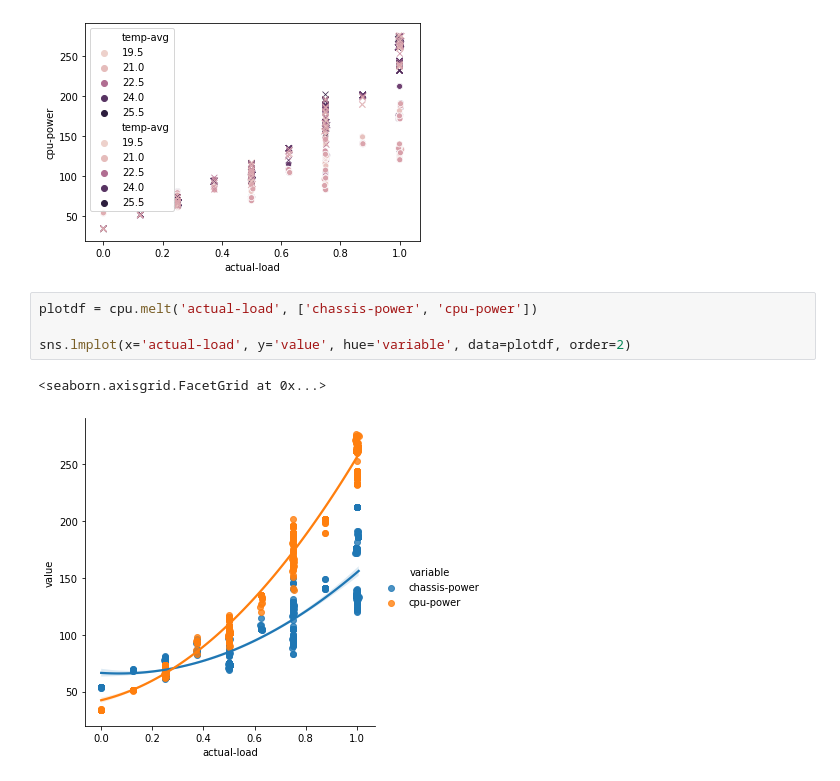
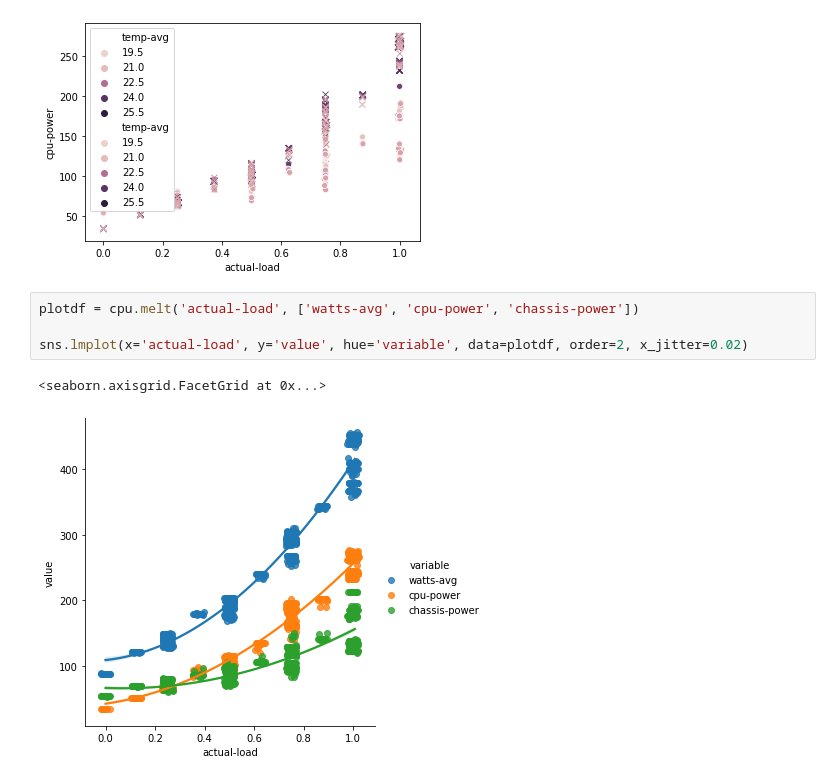
Before and after one commit to sjclement/sert-processing, a Jupyter notebook: Temperature_analysis.ipynb, the cells around one changed output. Drawn from its saved outputs; the diff is of its cells as text.

```diff
--- a/Temperature_analysis.ipynb
+++ b/Temperature_analysis.ipynb
@@ -195,9 +195,9 @@ sns.scatterplot('actual-load', 'cpu-power', data=cpu, marker='x', hue='temp-avg'
 <matplotlib.axes._subplots.AxesSubplot at 0x...>
 [figure]
 # %%
-plotdf = cpu.melt('actual-load', ['chassis-power', 'cpu-power'])
+plotdf = cpu.melt('actual-load', ['watts-avg', 'cpu-power', 'chassis-power'])
 
-sns.lmplot(x='actual-load', y='value', hue='variable', data=plotdf, order=2)
+sns.lmplot(x='actual-load', y='value', hue='variable', data=plotdf, order=2, x_jitter=0.02)
 # %% [output]
 <seaborn.axisgrid.FacetGrid at 0x...>
-[figure, old version]
+[figure, new version]
```
Also changed, not shown: parts of 2 cells of this notebook.
